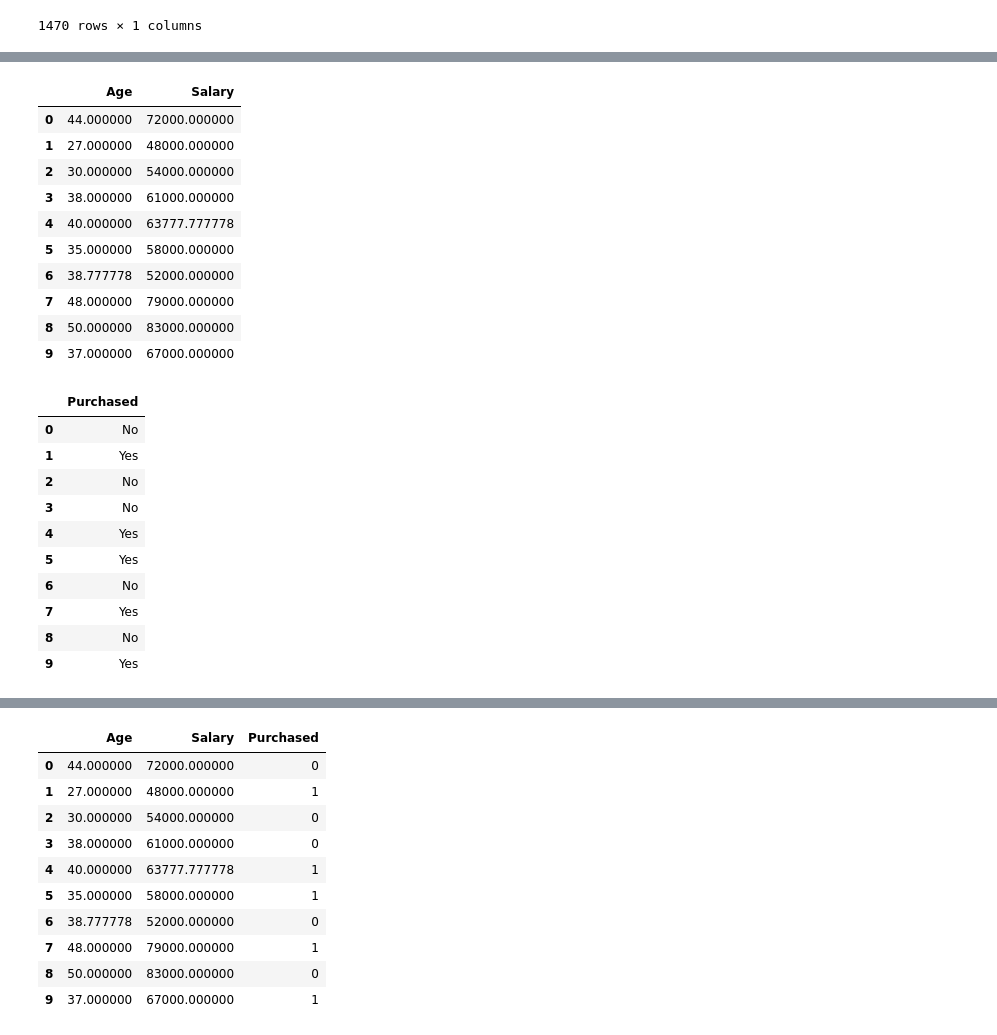
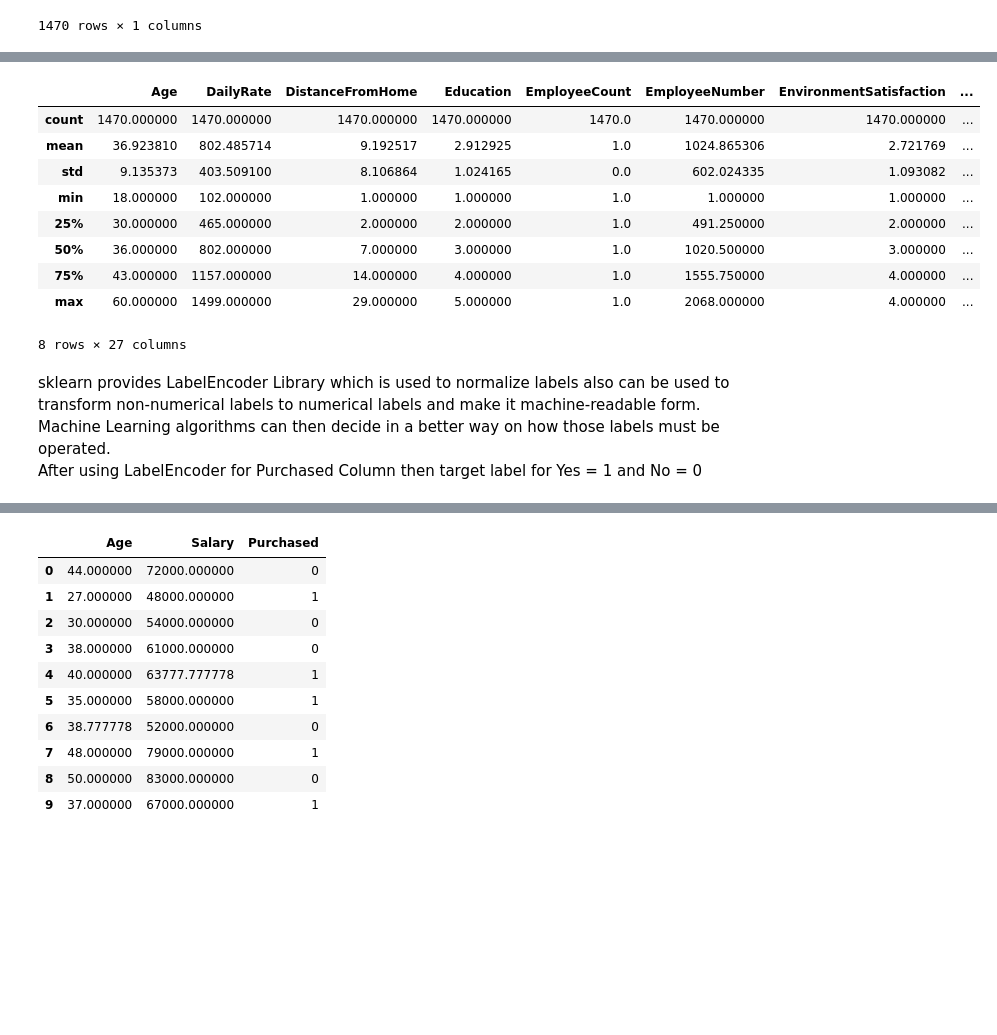
Before and after one commit to mbhoge/ml-model-excercises, a Jupyter notebook: Assignment Supervised Unsupervised Learning/Employee_Attrition_01.ipynb, the cells around one changed output, grey strips where cells are left out. Drawn from its saved outputs; the diff is of its cells as text; code cells hidden in the pictures; blank space fills up the shorter version.

```diff
--- a/Assignment Supervised Unsupervised Learning/Employee_Attrition_01.ipynb
+++ b/Assignment Supervised Unsupervised Learning/Employee_Attrition_01.ipynb
@@ -107,10 +105,0 @@ If you want to impute missing values with mean and you want to go column by colu
-# %%
-dataset['Salary'].fillna((dataset['Salary'].mean()), inplace=True)
-dataset['Age'].fillna((dataset['Age'].mean()), inplace=True)
-dataset
-
-# # Taking care of missing data
-# from sklearn.impute import SimpleImputer
-# imputer = SimpleImputer(missing_values = np.nan, strategy = 'mean')
-# imputer = imputer.fit(X[:, 1:3])
-# X[:, 1:3] = imputer.transform(X[:, 1:3])
@@ -129,30 +106,19 @@ dataset
-# %%
-new_features = dataset.iloc[:,0:2]
-new_features
-# %% [output]
-|  | Age | Salary |
-| 0 | 44.000000 | 72000.000000 |
-| 1 | 27.000000 | 48000.000000 |
-| 2 | 30.000000 | 54000.000000 |
-| 3 | 38.000000 | 61000.000000 |
-| 4 | 40.000000 | 63777.777778 |
-| 5 | 35.000000 | 58000.000000 |
-| 6 | 38.777778 | 52000.000000 |
-| 7 | 48.000000 | 79000.000000 |
-| 8 | 50.000000 | 83000.000000 |
-| 9 | 37.000000 | 67000.000000 |
+# %%
+dataset.describe()
+# %% [output]
+|  | Age | DailyRate | DistanceFromHome | Education | EmployeeCount | EmployeeNumber | EnvironmentSatisfaction | ... |
+| count | 1470.000000 | 1470.000000 | 1470.000000 | 1470.000000 | 1470.0 | 1470.000000 | 1470.000000 | ... |
+| mean | 36.923810 | 802.485714 | 9.192517 | 2.912925 | 1.0 | 1024.865306 | 2.721769 | ... |
+| std | 9.135373 | 403.509100 | 8.106864 | 1.024165 | 0.0 | 602.024335 | 1.093082 | ... |
+| min | 18.000000 | 102.000000 | 1.000000 | 1.000000 | 1.0 | 1.000000 | 1.000000 | ... |
+| 25% | 30.000000 | 465.000000 | 2.000000 | 2.000000 | 1.0 | 491.250000 | 2.000000 | ... |
+| 50% | 36.000000 | 802.000000 | 7.000000 | 3.000000 | 1.0 | 1020.500000 | 3.000000 | ... |
+| 75% | 43.000000 | 1157.000000 | 14.000000 | 4.000000 | 1.0 | 1555.750000 | 4.000000 | ... |
+| max | 60.000000 | 1499.000000 | 29.000000 | 5.000000 | 1.0 | 2068.000000 | 4.000000 | ... |
+8 rows × 27 columns
+# %% [markdown]
+sklearn provides LabelEncoder Library which is used to normalize labels also can be used to transform non-numerical labels to numerical labels and make it machine-readable form. Machine Learning algorithms can then decide in a better way on how those labels must be operated.
+<br>
+After using LabelEncoder for Purchased Column then target label for Yes = 1 and No = 0
 # %%
-new_label = dataset.iloc[:, dataset.columns == 'Purchased']
-new_label
+Purchased = dataset[dataset['Purchased'] == 1]
-# %% [output]
-|  | Purchased |
-| 0 | No |
-| 1 | Yes |
-| 2 | No |
-| 3 | No |
-| 4 | Yes |
-| 5 | Yes |
-| 6 | No |
-| 7 | Yes |
-| 8 | No |
-| 9 | Yes |
```
Also changed, not shown: parts of 4 cells of this notebook.
